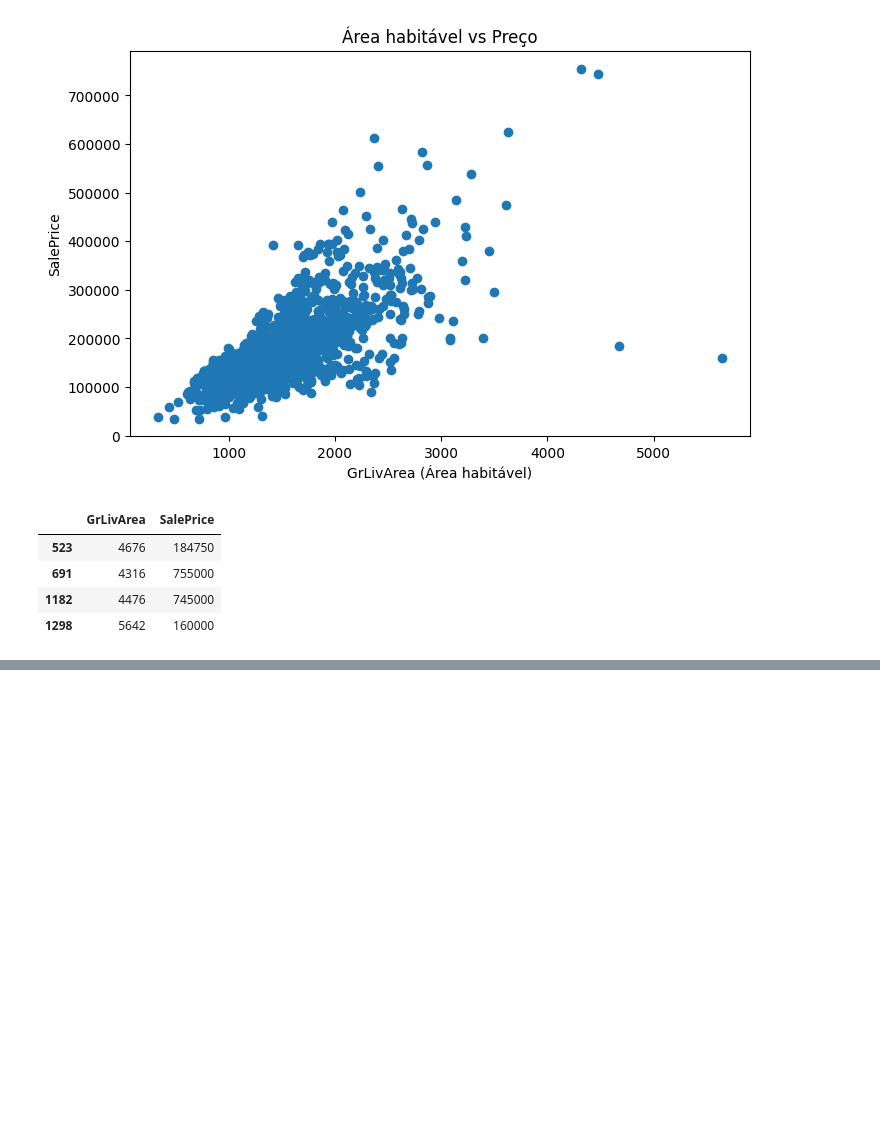
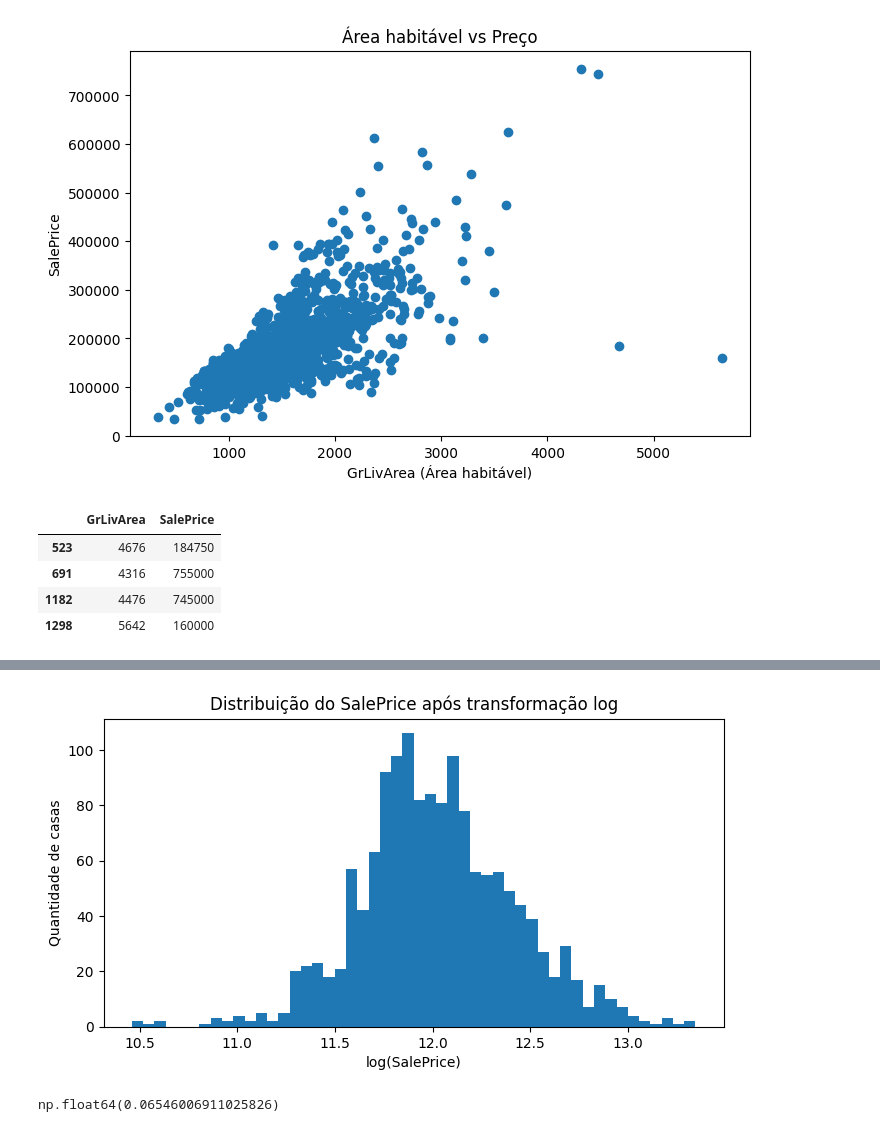
Before and after one commit to cesar-seixas/house-prices-kaggle, a Jupyter notebook: notebooks/02_eda_aprofundada.ipynb, the cells around one changed output, grey strips where cells are left out. Saved outputs shown, nothing was run; the diff lists cells and outputs as text; code cells hidden in the pictures; blank space fills up the shorter version.

```diff
--- a/notebooks/02_eda_aprofundada.ipynb
+++ b/notebooks/02_eda_aprofundada.ipynb
@@ -318,3 +318,5 @@ train_df = train_df[train_df["GrLivArea"] < 4000]
 # %%
 y = train_df["SalePrice"]
 X = train_df.drop("SalePrice", axis=1)
+# %%
+y_log = np.log1p(y)
@@ -320,0 +335,13 @@ X = train_df.drop("SalePrice", axis=1)
+# %%
+plt.figure(figsize=(8, 4))
+plt.hist(y_log, bins=50)
+plt.xlabel("log(SalePrice)")
+plt.ylabel("Quantidade de casas")
+plt.title("Distribuição do SalePrice após transformação log")
+plt.show()
+# %% [output]
+[figure, added]
+# %%
+y_log.skew()
+# %% [output]
+np.float64(0.06546006911025826)
```
Also changed, not shown: parts of 5 cells of this notebook.
